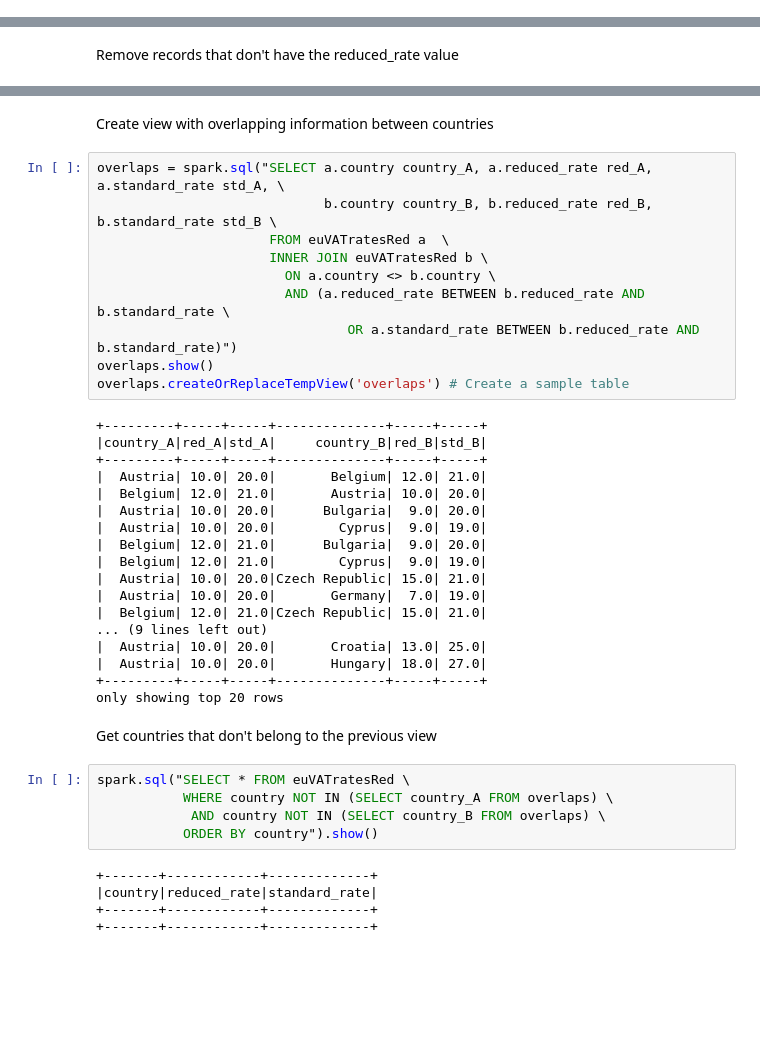
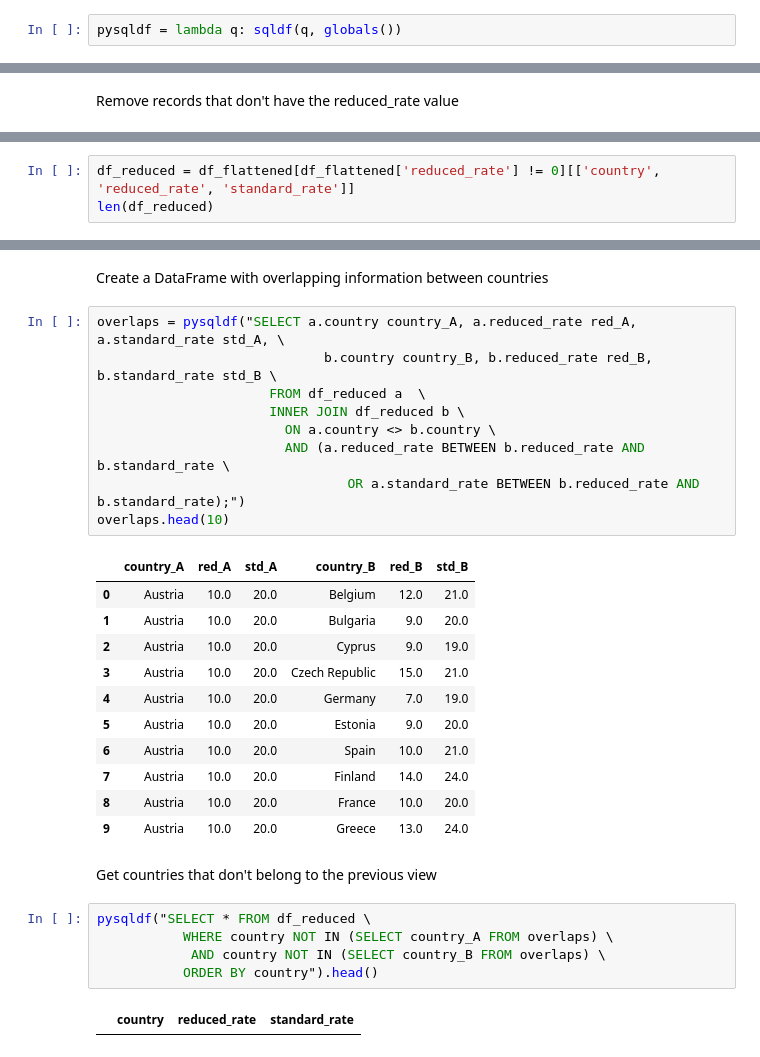
Before and after one commit to catalinaduplat/vat-case-study, a Jupyter notebook: VATRates.ipynb, the cells around one changed output, grey strips where cells are left out. Drawn from its saved outputs; the diff is of its cells as text; blank space fills up the shorter version.

```diff
--- a/VATRates.ipynb
+++ b/VATRates.ipynb
@@ -63,3 +54,5 @@ sc = SparkContext.getOrCreate()
+# %%
+pysqldf = lambda q: sqldf(q, globals())
 # %%
 file_path = 'resources/data/rates.json'
 # %%
@@ -323,0 +261,3 @@ spark_df_reduced.createOrReplaceTempView('euVATratesRed') # Create a sample tabl
+# %%
+df_reduced = df_flattened[df_flattened['reduced_rate'] != 0][['country', 'reduced_rate', 'standard_rate']]
+len(df_reduced)
@@ -324,42 +275,32 @@ spark_df_reduced.createOrReplaceTempView('euVATratesRed') # Create a sample tabl
 # %% [markdown]
-Create view with overlapping information between countries
+Create a DataFrame with overlapping information between countries
 # %%
-overlaps = spark.sql("SELECT a.country country_A, a.reduced_rate red_A, a.standard_rate std_A, \
+overlaps = pysqldf("SELECT a.country country_A, a.reduced_rate red_A, a.standard_rate std_A, \
                              b.country country_B, b.reduced_rate red_B, b.standard_rate std_B \
-                      FROM euVATratesRed a  \
-                      INNER JOIN euVATratesRed b \
+                      FROM df_reduced a  \
+                      INNER JOIN df_reduced b \
                         ON a.country <> b.country \
                         AND (a.reduced_rate BETWEEN b.reduced_rate AND b.standard_rate \
-                                OR a.standard_rate BETWEEN b.reduced_rate AND b.standard_rate)")
-overlaps.show()
-overlaps.createOrReplaceTempView('overlaps') # Create a sample table
+                                OR a.standard_rate BETWEEN b.reduced_rate AND b.standard_rate);")
+overlaps.head(10)
 # %% [output]
-+---------+-----+-----+--------------+-----+-----+
-|country_A|red_A|std_A|     country_B|red_B|std_B|
-+---------+-----+-----+--------------+-----+-----+
-|  Austria| 10.0| 20.0|       Belgium| 12.0| 21.0|
-|  Belgium| 12.0| 21.0|       Austria| 10.0| 20.0|
-|  Austria| 10.0| 20.0|      Bulgaria|  9.0| 20.0|
-|  Austria| 10.0| 20.0|        Cyprus|  9.0| 19.0|
-|  Belgium| 12.0| 21.0|      Bulgaria|  9.0| 20.0|
-|  Belgium| 12.0| 21.0|        Cyprus|  9.0| 19.0|
-|  Austria| 10.0| 20.0|Czech Republic| 15.0| 21.0|
-|  Austria| 10.0| 20.0|       Germany|  7.0| 19.0|
-|  Belgium| 12.0| 21.0|Czech Republic| 15.0| 21.0|
-... (9 lines left out)
-|  Austria| 10.0| 20.0|       Croatia| 13.0| 25.0|
-|  Austria| 10.0| 20.0|       Hungary| 18.0| 27.0|
-+---------+-----+-----+--------------+-----+-----+
-only showing top 20 rows
+|  | country_A | red_A | std_A | country_B | red_B | std_B |
+| 0 | Austria | 10.0 | 20.0 | Belgium | 12.0 | 21.0 |
+| 1 | Austria | 10.0 | 20.0 | Bulgaria | 9.0 | 20.0 |
+| 2 | Austria | 10.0 | 20.0 | Cyprus | 9.0 | 19.0 |
+| 3 | Austria | 10.0 | 20.0 | Czech Republic | 15.0 | 21.0 |
+| 4 | Austria | 10.0 | 20.0 | Germany | 7.0 | 19.0 |
+| 5 | Austria | 10.0 | 20.0 | Estonia | 9.0 | 20.0 |
+| 6 | Austria | 10.0 | 20.0 | Spain | 10.0 | 21.0 |
+| 7 | Austria | 10.0 | 20.0 | Finland | 14.0 | 24.0 |
+| 8 | Austria | 10.0 | 20.0 | France | 10.0 | 20.0 |
+| 9 | Austria | 10.0 | 20.0 | Greece | 13.0 | 24.0 |
 # %% [markdown]
 Get countries that don't belong to the previous view
 # %%
-spark.sql("SELECT * FROM euVATratesRed \
+pysqldf("SELECT * FROM df_reduced \
            WHERE country NOT IN (SELECT country_A FROM overlaps) \
             AND country NOT IN (SELECT country_B FROM overlaps) \
-           ORDER BY country").show()
+           ORDER BY country").head()
 # %% [output]
-+-------+------------+-------------+
-|country|reduced_rate|standard_rate|
-+-------+------------+-------------+
-+-------+------------+-------------+
+|  | country | reduced_rate | standard_rate |
```
Also changed, not shown: parts of 22 cells of this notebook, 3 other files.
